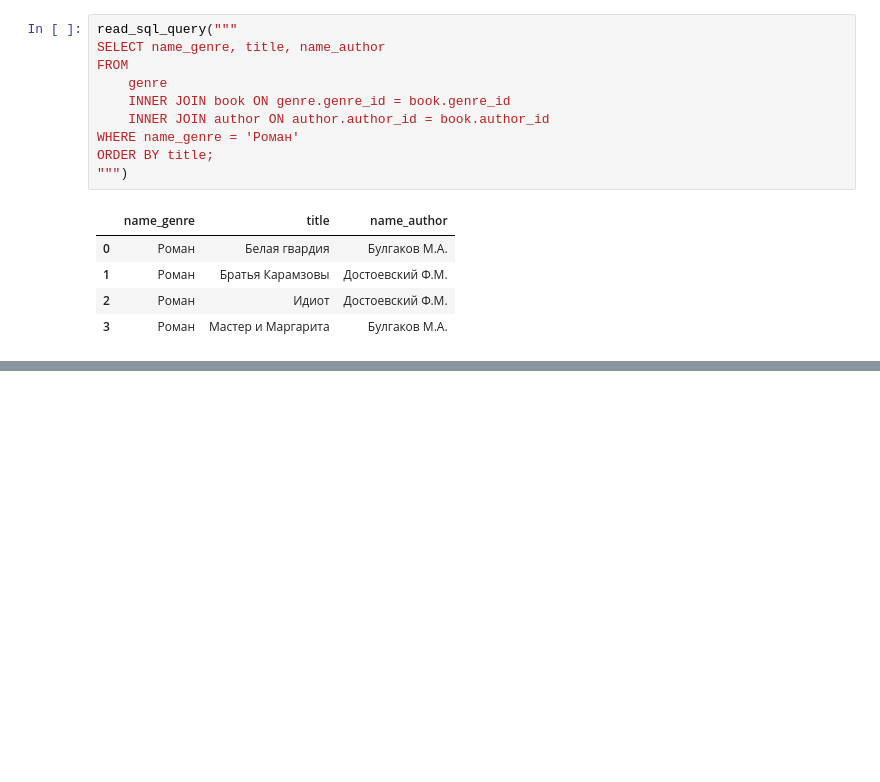
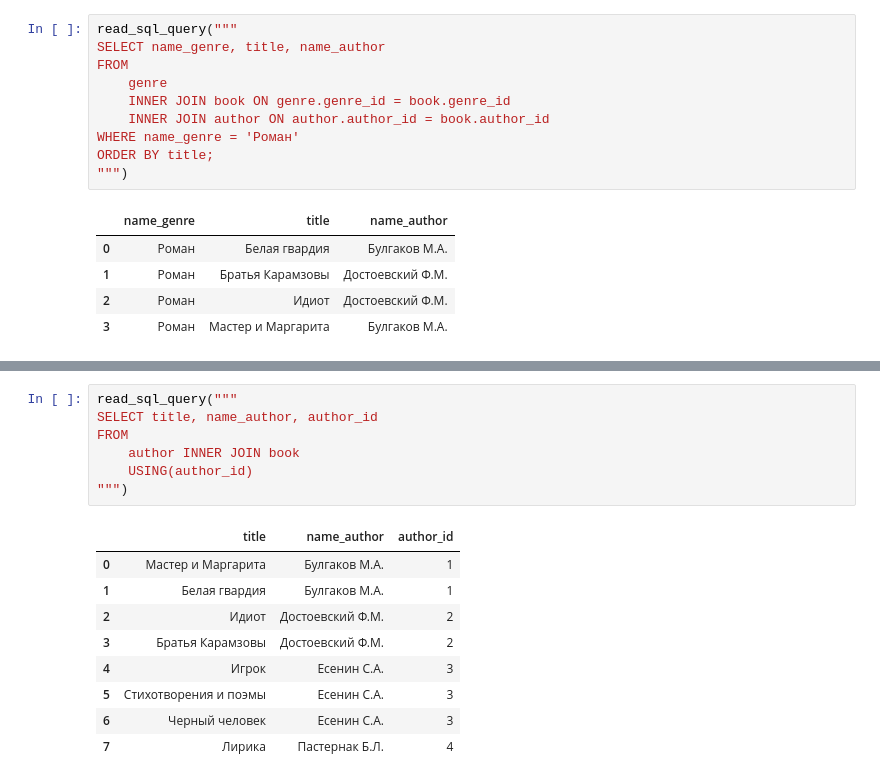
Before and after one commit to w9ip/learning, a Jupyter notebook: DB/Без названия.ipynb, the cells around one changed output, grey strips where cells are left out. Drawn from its saved outputs; the diff is of its cells as text; blank space fills up the shorter version.

```diff
--- a/DB/Без названия.ipynb
+++ b/DB/Без названия.ipynb
@@ -4238,0 +4214,17 @@ ORDER BY title;
+# %%
+read_sql_query("""
+SELECT title, name_author, author_id
+FROM
+    author INNER JOIN book
+    USING(author_id)
+""")
+# %% [output]
+|  | title | name_author | author_id |
+| 0 | Мастер и Маргарита | Булгаков М.А. | 1 |
+| 1 | Белая гвардия | Булгаков М.А. | 1 |
+| 2 | Идиот | Достоевский Ф.М. | 2 |
+| 3 | Братья Карамзовы | Достоевский Ф.М. | 2 |
+| 4 | Игрок | Есенин С.А. | 3 |
+| 5 | Стихотворения и поэмы | Есенин С.А. | 3 |
+| 6 | Черный человек | Есенин С.А. | 3 |
+| 7 | Лирика | Пастернак Б.Л. | 4 |
```
Also changed, not shown: parts of 34 cells of this notebook, 1 other file.
